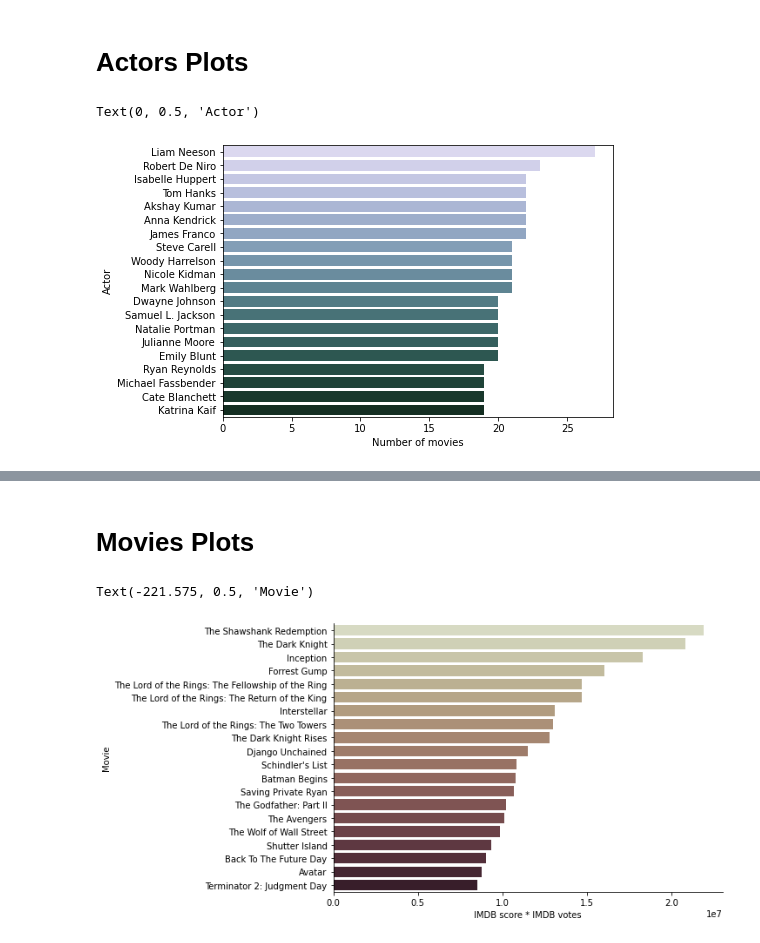
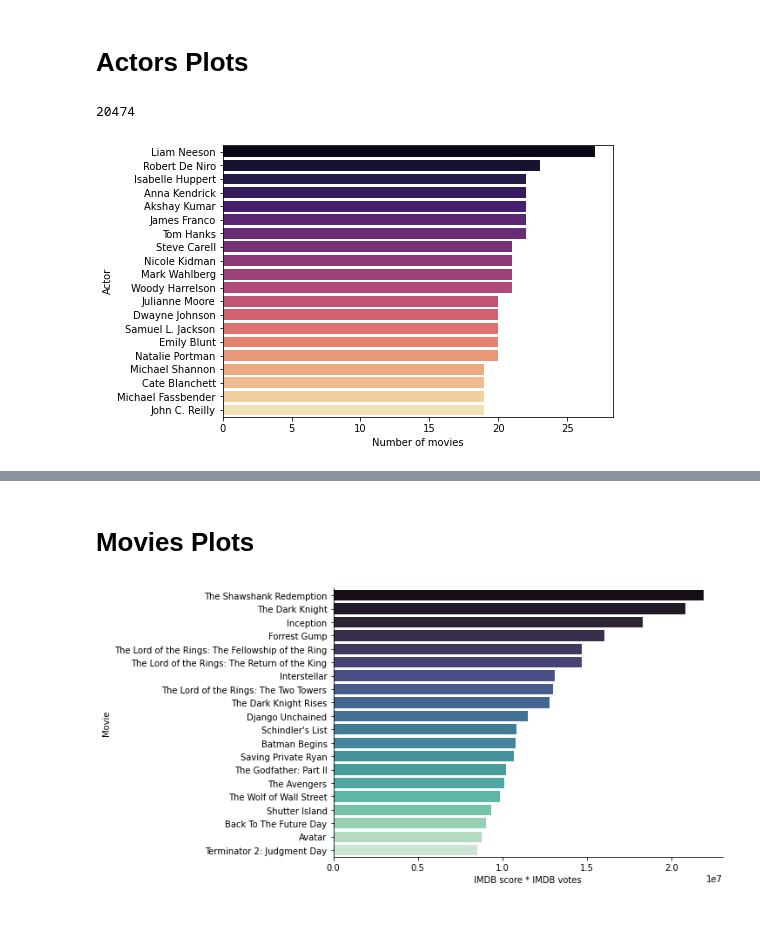
Before and after one commit to Ali-Setareh/Machine-learning-in-physics-Project, a Jupyter notebook: Phase 1-Data Collection/Codes/Data Vis 2.ipynb, the cells around one changed output, grey strips where cells are left out. Drawn from its saved outputs; the diff is of its cells as text; code cells hidden in the pictures.

Commit message:
finalize data viz 2 notebook

```diff
--- a/Phase 1-Data Collection/Codes/Data Vis 2.ipynb
+++ b/Phase 1-Data Collection/Codes/Data Vis 2.ipynb
@@ -253,34 +259,38 @@ mm
 # Actors Plots
 # %%
 actors=[]
-for index in meta1.index:
-    if type(meta1.loc[index,'Stars'])==str:
+for index in meta.index:
+    if type(meta.loc[index,'Stars'])==str:
         for item in meta.loc[index,'Stars'].split('\n'):
             actors.append(item.strip())
 
 actors=set(actors)
+# %%
+len(actors)
+# %% [output]
+20474
 # %%
 n={}
 for item in actors:
     n[item]=[0,0,[]]
 
-for index in meta1.index:
-    if type(meta1.loc[index,'Stars'])==str:
-        for item in meta1.loc[index,'Stars'].split('\n'):
-            if meta1.loc[index,'IMDB ID'] not in n[item.strip()][2]:
-                n[item.strip()][0]+=meta1.loc[index,'IMDB score']
+for index in meta.index:
+    if type(meta.loc[index,'Stars'])==str:
+        for item in meta.loc[index,'Stars'].split('\n'):
+            if meta.loc[index,'IMDB ID'] not in n[item.strip()][2]:
+                n[item.strip()][0]+=meta.loc[index,'IMDB score']
                 n[item.strip()][1]+=1
-                n[item.strip()][2].append(meta1.loc[index,'IMDB ID'])
+                n[item.strip()][2].append(meta.loc[index,'IMDB ID'])
 # %%
 n1={}
 for item in n:
     n1[item]=n[item][1]
 n1=dict(sorted(n1.items(), key=lambda item: item[1],reverse=1))
 fig=plt.figure(figsize=(7,5))
-sns.barplot(x=list(n1.values())[:show],y=list(n1.keys())[:show],data=meta1,palette="ch:2")
+sns.barplot(x=list(n1.values())[:show],y=list(n1.keys())[:show],data=meta,palette="magma")
 plt.xlabel('Number of movies')
 plt.ylabel('Actor')
+plt.savefig('C:\\Users\\alise\\Dropbox\\Programming\\Machine learning in physics- 2021\\Project\\Success in movies\\Machine-learning-in-physics-Project\\Phase 1-Data Collection\\figs\\actors bar movie num.pdf',bbox_inches='tight')
 # %% [output]
-Text(0, 0.5, 'Actor')
-[figure, old version]
+[figure, new version]
 # %%
@@ -317,12 +327,12 @@ for index in meta.index:
 
 
 n=dict(sorted(n.items(), key=lambda item: item[1],reverse=1))
-sns.catplot(x=list(n.values())[:show],y=list(n.keys())[:show],data=meta1,kind='bar',palette="ch:0.5",height=5,aspect=2)
+sns.catplot(x=list(n.values())[:show],y=list(n.keys())[:show],data=meta,kind='bar',palette="mako",height=5,aspect=2)
 plt.xlabel('IMDB score * IMDB votes')
 plt.ylabel('Movie')
+plt.savefig('C:\\Users\\alise\\Dropbox\\Programming\\Machine learning in physics- 2021\\Project\\Success in movies\\Machine-learning-in-physics-Project\\Phase 1-Data Collection\\figs\\movie IMDB score.pdf',bbox_inches='tight')
 # %% [output]
-Text(-221.575, 0.5, 'Movie')
-[figure, old version]
+[figure, new version]
 # %%
 n={}
 for index in meta.index:
```
Also changed, not shown: parts of 16 cells of this notebook.
